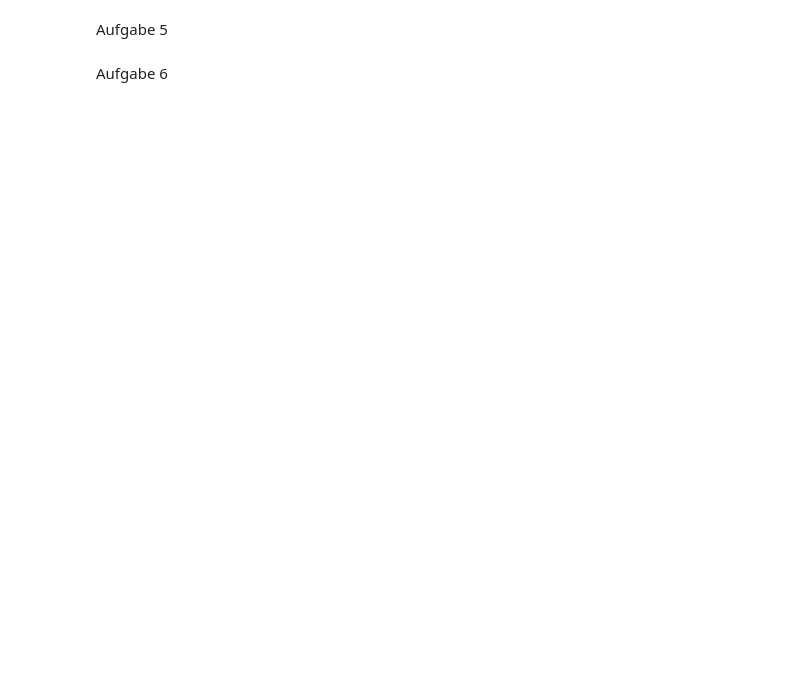
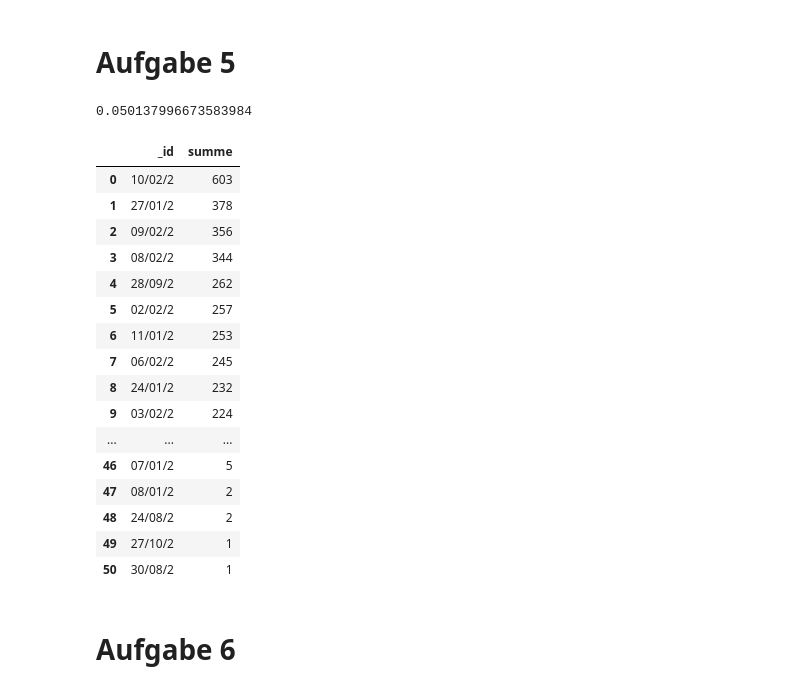
Before and after one commit to janisfroelich/ddi, a Jupyter notebook: Mongo/queries.ipynb, the cells around one changed output. Saved outputs shown, nothing was run; the diff lists cells and outputs as text; code cells hidden in the pictures; blank space fills up the shorter version.

```diff
--- a/Mongo/queries.ipynb
+++ b/Mongo/queries.ipynb
@@ -449,19 +452,64 @@ pd.DataFrame(myaggr)
-# %% [markdown]
-Aufgabe 5
+# %% [markdown]
+# Aufgabe 5
 # %%
+project = {
+        '$project': {
+            'date': {
+                '$substr': [
+                    '$date1', 0, 7
+                ]
+            },
+            'task': 1
+        }
+    }
 
+group = {
+        '$group': {
+            '_id': '$date',
+            'summe': {
+                '$sum': 1
+            }
+        }
+    }
+
+sort = {
+        '$sort': {
+            'summe': -1
+        }
+    }
 
 pipeline = [
-
+    project,
+    group,
+    sort
     ]
 
 start = time.time()
 myaggr = mycol.aggregate(pipeline)
 end = time.time()
 print(end - start)
 pd.DataFrame(myaggr)
+# %% [output]
+0.050137996673583984
+|  | _id | summe |
+| 0 | 10/02/2 | 603 |
+| 1 | 27/01/2 | 378 |
+| 2 | 09/02/2 | 356 |
+| 3 | 08/02/2 | 344 |
+| 4 | 28/09/2 | 262 |
+| 5 | 02/02/2 | 257 |
+| 6 | 11/01/2 | 253 |
+| 7 | 06/02/2 | 245 |
+| 8 | 24/01/2 | 232 |
+| 9 | 03/02/2 | 224 |
+| ... | ... | ... |
+| 46 | 07/01/2 | 5 |
+| 47 | 08/01/2 | 2 |
+| 48 | 24/08/2 | 2 |
+| 49 | 27/10/2 | 1 |
+| 50 | 30/08/2 | 1 |
-# %% [markdown]
-Aufgabe 6
+# %% [markdown]
+# Aufgabe 6
 # %%
 
 match ={
```
Also changed, not shown: parts of 14 cells of this notebook.
